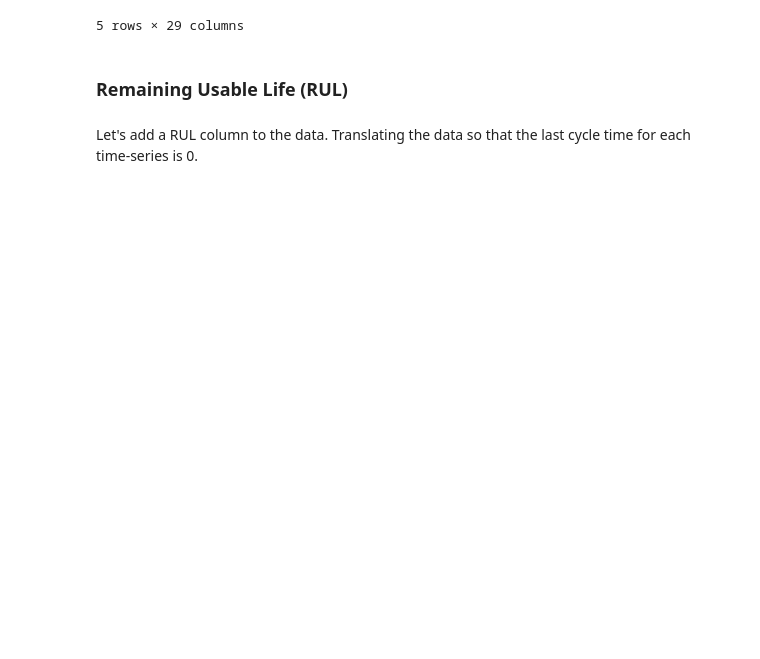
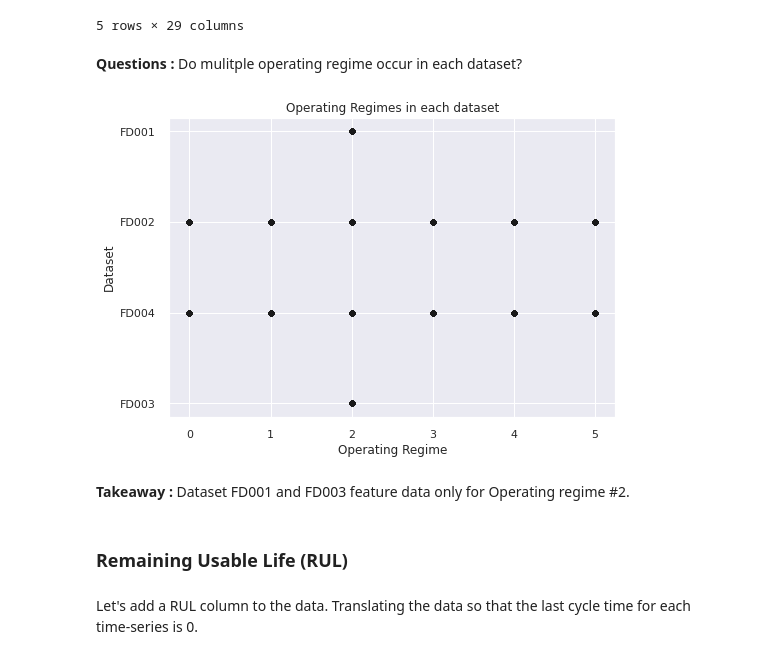
Before and after one commit to andrea-fantini/Predictive_Maintenance_Fanjet, a Jupyter notebook: notebooks/3 - Exploratory Data Analysis.ipynb, the cells around one changed output. Saved outputs shown, nothing was run; the diff lists cells and outputs as text; code cells hidden in the pictures; blank space fills up the shorter version.

Commit message:
we concluded the EDA and decided to focuse on Op_regime #2, the best dataset to model this regime seems to be FD001. We will discard the other datasets fro now.

```diff
--- a/notebooks/3 - Exploratory Data Analysis.ipynb
+++ b/notebooks/3 - Exploratory Data Analysis.ipynb
@@ -203,3 +165,18 @@ plt.close()
+# %% [markdown]
+**Questions :** Do mulitple operating regime occur in each dataset?
+# %%
+#plot distribution of operating regimes vs dataset
+plt.scatter(df['op_regime'],df['dataset'],s=20,c='k')
+
+plt.title('Operating Regimes in each dataset')
+plt.xlabel('Operating Regime')
+plt.ylabel('Dataset')
+plt.savefig('figures/Op_regime_vs_dataset.png')
+plt.show()
+# %% [output]
+[figure, added]
+# %% [markdown]
+**Takeaway :** Dataset FD001 and FD003 feature data only for Operating regime #2.
 # %% [markdown]
 ### Remaining Usable Life (RUL)
 # %% [markdown]
```
Also changed, not shown: parts of 3 cells of this notebook.
